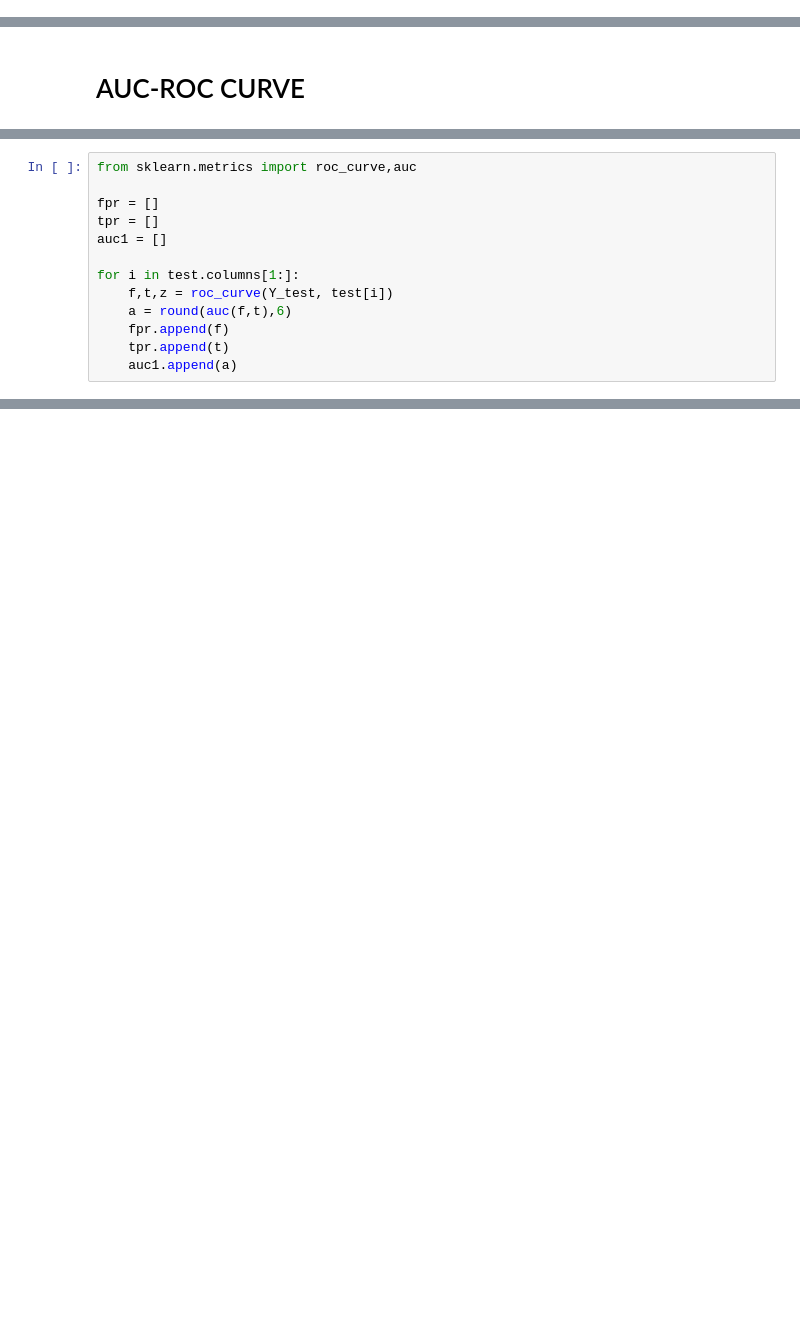
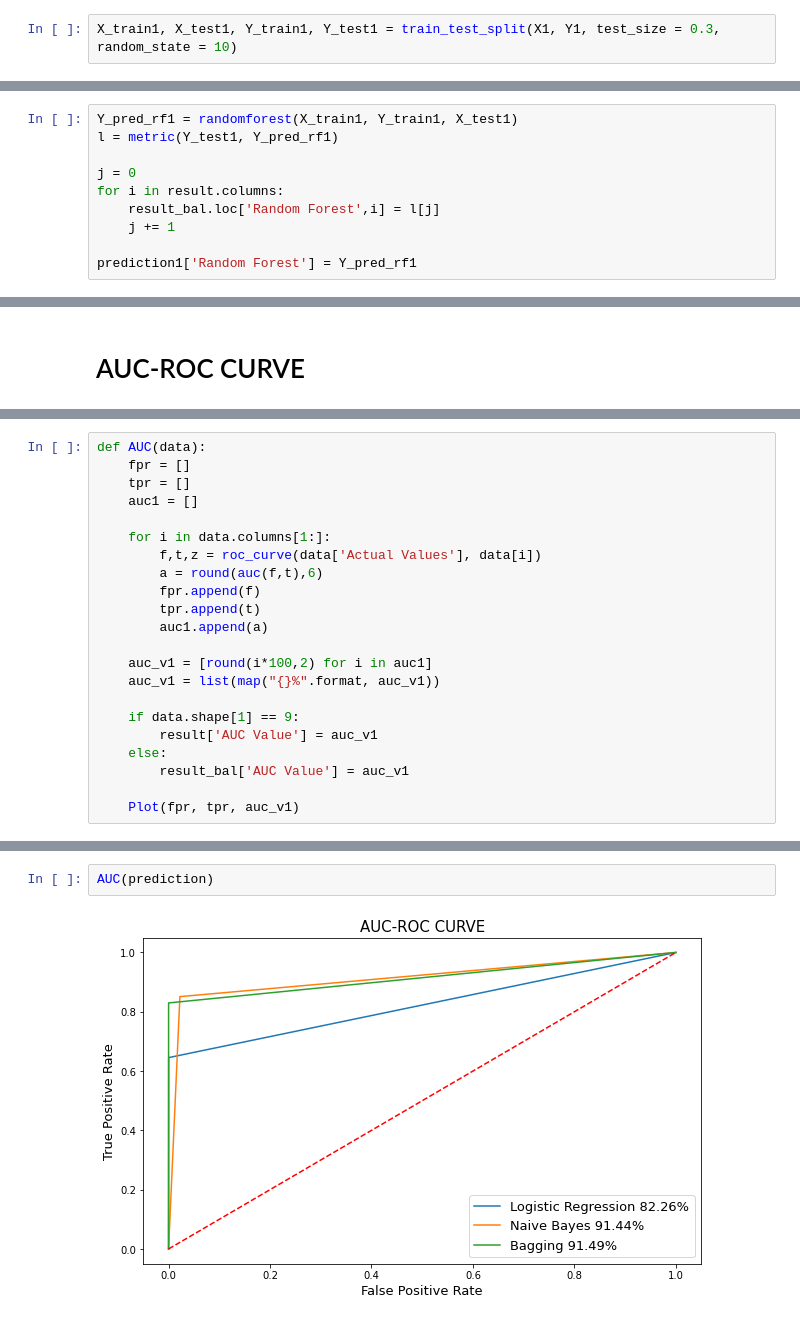
Before and after one commit to Rachit005/Python, a Jupyter notebook: Credit Card Fraud Analysis/Credit Card.ipynb, the cells around one changed output, grey strips where cells are left out. Drawn from its saved outputs; the diff is of its cells as text; blank space fills up the shorter version.

```diff
--- a/Credit Card Fraud Analysis/Credit Card.ipynb
+++ b/Credit Card Fraud Analysis/Credit Card.ipynb
@@ -442,0 +527,2 @@ Accuracy Score : 0.9984
+# %%
+X_train1, X_test1, Y_train1, Y_test1 = train_test_split(X1, Y1, test_size = 0.3, random_state = 10)
@@ -442,0 +676,10 @@ Accuracy Score : 0.9984
+# %%
+Y_pred_rf1 = randomforest(X_train1, Y_train1, X_test1)
+l = metric(Y_test1, Y_pred_rf1)
+
+j = 0
+for i in result.columns:
+    result_bal.loc['Random Forest',i] = l[j]
+    j += 1
+
+prediction1['Random Forest'] = Y_pred_rf1
@@ -445,13 +724,22 @@ Accuracy Score : 0.9984
 # %%
-from sklearn.metrics import roc_curve,auc
+def AUC(data):
+    fpr = []
+    tpr = []
+    auc1 = []
 
-fpr = []
-tpr = []
-auc1 = []
+    for i in data.columns[1:]:
+        f,t,z = roc_curve(data['Actual Values'], data[i])
+        a = round(auc(f,t),6)
+        fpr.append(f)
+        tpr.append(t)
+        auc1.append(a)
 
-for i in test.columns[1:]:
-    f,t,z = roc_curve(Y_test, test[i])
-    a = round(auc(f,t),6)
-    fpr.append(f)
-    tpr.append(t)
-    auc1.append(a)
+    auc_v1 = [round(i*100,2) for i in auc1]
+    auc_v1 = list(map("{}%".format, auc_v1))
+
+    if data.shape[1] == 9:
+        result['AUC Value'] = auc_v1
+    else:
+        result_bal['AUC Value'] = auc_v1
+
+    Plot(fpr, tpr, auc_v1)
@@ -486,0 +748,4 @@ plt.show()
+# %%
+AUC(prediction)
+# %% [output]
+[figure, added]
```
Also changed, not shown: parts of 89 cells of this notebook, 1 other file.
